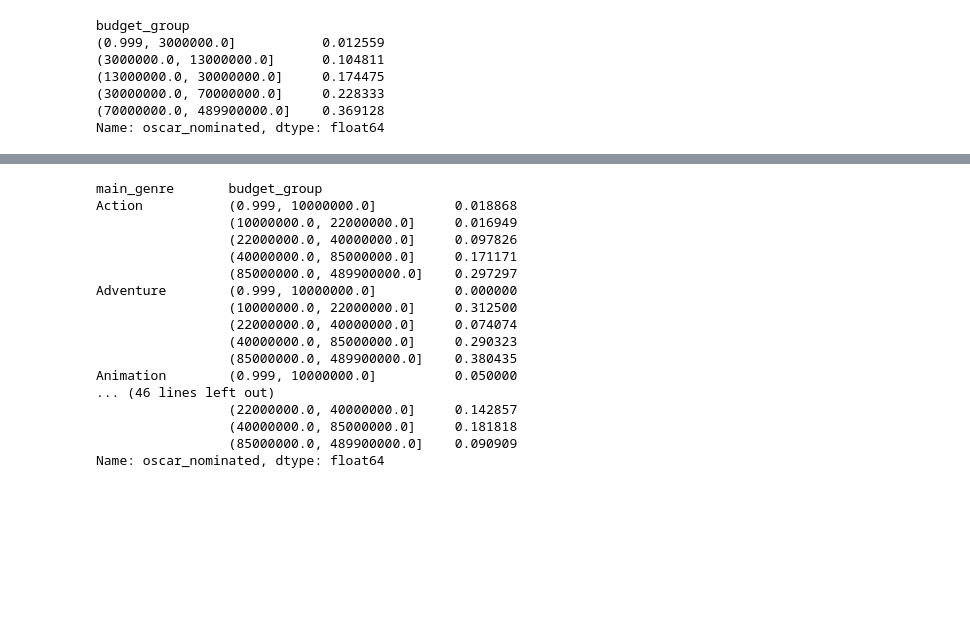
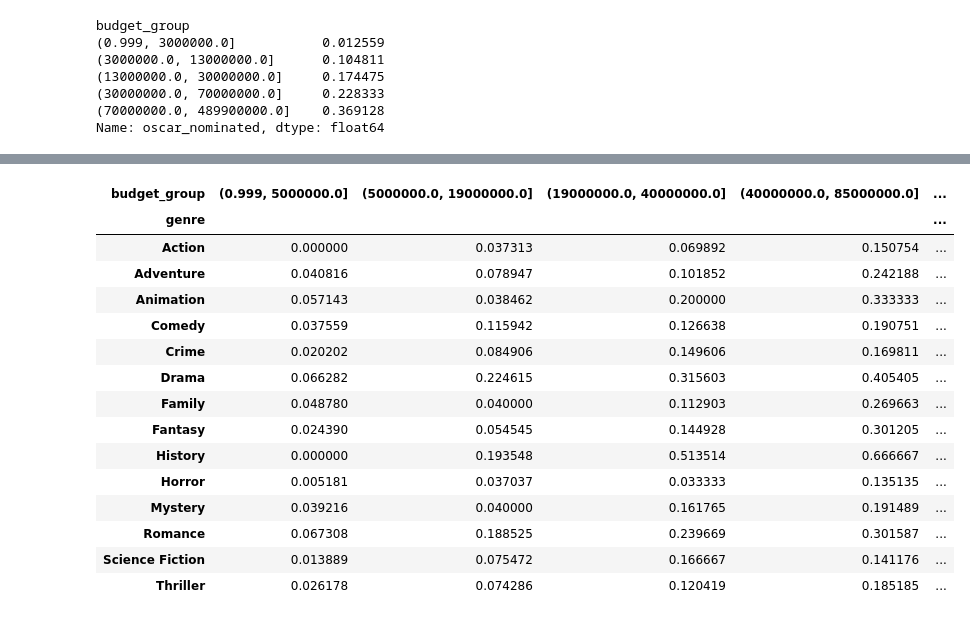
Before and after one commit to Babayaga069/ds_project, a Jupyter notebook: Questions/Q7/analyse.ipynb, the cells around one changed output, grey strips where cells are left out. Saved outputs shown, nothing was run; the diff lists cells and outputs as text; code cells hidden in the pictures; blank space fills up the shorter version.

```diff
--- a/Questions/Q7/analyse.ipynb
+++ b/Questions/Q7/analyse.ipynb
@@ -182,26 +170,49 @@ df_filtered["budget_group"] = pd.qcut(df_filtered["budget"], 5)
 # %%
-genre_budget = (
-    df_filtered
-    .groupby(["main_genre", "budget_group"])["oscar_nominated"]
-    .mean()
+# keep only genres with at least 100 films
+valid_genres = genre_stats.index
+
+# filter genre-level dataset to the selected genres
+df_genres_filtered = df_genres[df_genres["genre"].isin(valid_genres)].copy()
+
+# create budget groups
+df_genres_filtered["budget_group"] = pd.qcut(df_genres_filtered["budget"], 5)
+
+# compute nomination rate by genre and budget group
+genre_budget_stats = (
+    df_genres_filtered
+    .groupby(["genre", "budget_group"])
+    .agg(
+        nomination_rate=("oscar_nominated", "mean"),
+        n_movies=("oscar_nominated", "count")
+    )
+    .reset_index()
 )
 
-genre_budget
+# remove very small genre-budget cells
+genre_budget_stats = genre_budget_stats[genre_budget_stats["n_movies"] >= 5]
+
+# create matrix for heatmap
+genre_budget_matrix = genre_budget_stats.pivot(
+    index="genre",
+    columns="budget_group",
+    values="nomination_rate"
+)
+
+genre_budget_matrix
 # %% [output]
-main_genre       budget_group
-Action           (0.999, 10000000.0]          0.018868
-                 (10000000.0, 22000000.0]     0.016949
-                 (22000000.0, 40000000.0]     0.097826
-                 (40000000.0, 85000000.0]     0.171171
-                 (85000000.0, 489900000.0]    0.297297
-Adventure        (0.999, 10000000.0]          0.000000
-                 (10000000.0, 22000000.0]     0.312500
-                 (22000000.0, 40000000.0]     0.074074
-                 (40000000.0, 85000000.0]     0.290323
-                 (85000000.0, 489900000.0]    0.380435
-Animation        (0.999, 10000000.0]          0.050000
-... (46 lines left out)
-                 (22000000.0, 40000000.0]     0.142857
-                 (40000000.0, 85000000.0]     0.181818
-                 (85000000.0, 489900000.0]    0.090909
-Name: oscar_nominated, dtype: float64
+| budget_group | (0.999, 5000000.0] | (5000000.0, 19000000.0] | (19000000.0, 40000000.0] | (40000000.0, 85000000.0] | ... |
+| genre |  |  |  |  | ... |
+| Action | 0.000000 | 0.037313 | 0.069892 | 0.150754 | ... |
+| Adventure | 0.040816 | 0.078947 | 0.101852 | 0.242188 | ... |
+| Animation | 0.057143 | 0.038462 | 0.200000 | 0.333333 | ... |
+| Comedy | 0.037559 | 0.115942 | 0.126638 | 0.190751 | ... |
+| Crime | 0.020202 | 0.084906 | 0.149606 | 0.169811 | ... |
+| Drama | 0.066282 | 0.224615 | 0.315603 | 0.405405 | ... |
+| Family | 0.048780 | 0.040000 | 0.112903 | 0.269663 | ... |
+| Fantasy | 0.024390 | 0.054545 | 0.144928 | 0.301205 | ... |
+| History | 0.000000 | 0.193548 | 0.513514 | 0.666667 | ... |
+| Horror | 0.005181 | 0.037037 | 0.033333 | 0.135135 | ... |
+| Mystery | 0.039216 | 0.040000 | 0.161765 | 0.191489 | ... |
+| Romance | 0.067308 | 0.188525 | 0.239669 | 0.301587 | ... |
+| Science Fiction | 0.013889 | 0.075472 | 0.166667 | 0.141176 | ... |
+| Thriller | 0.026178 | 0.074286 | 0.120419 | 0.185185 | ... |
```
Also changed, not shown: parts of 16 cells of this notebook.
